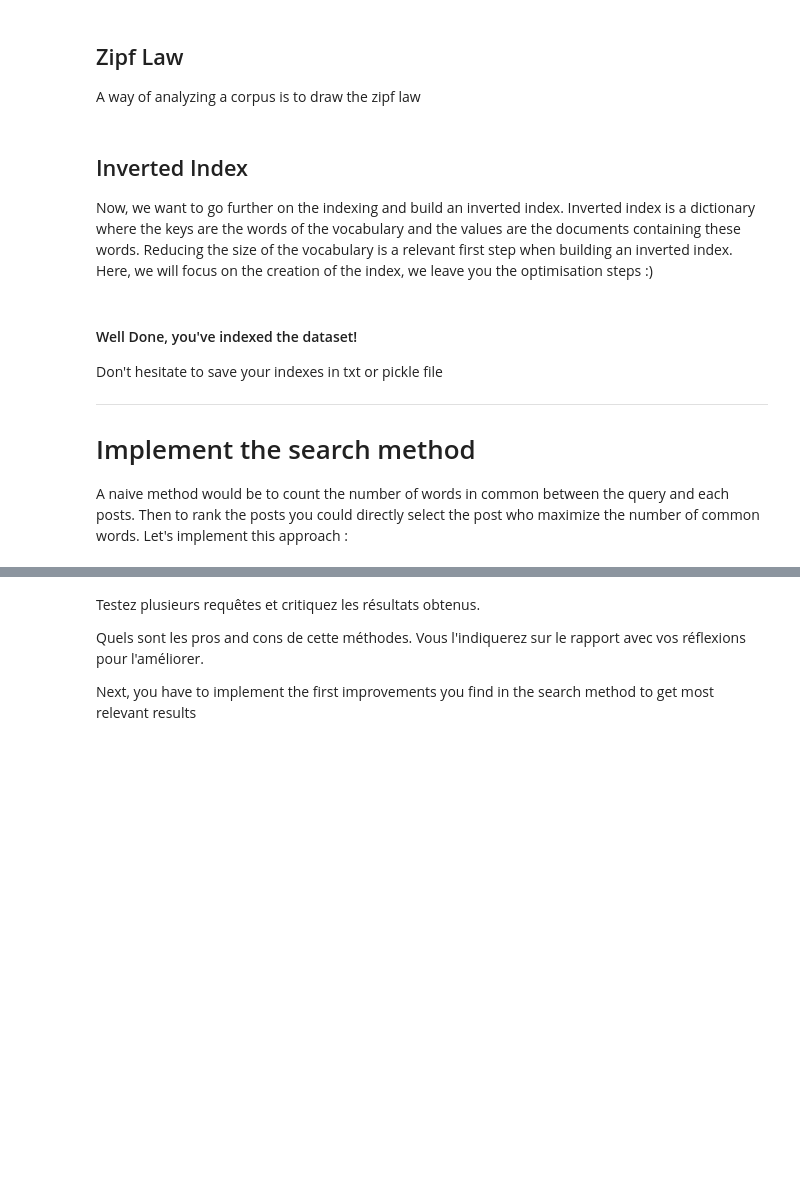
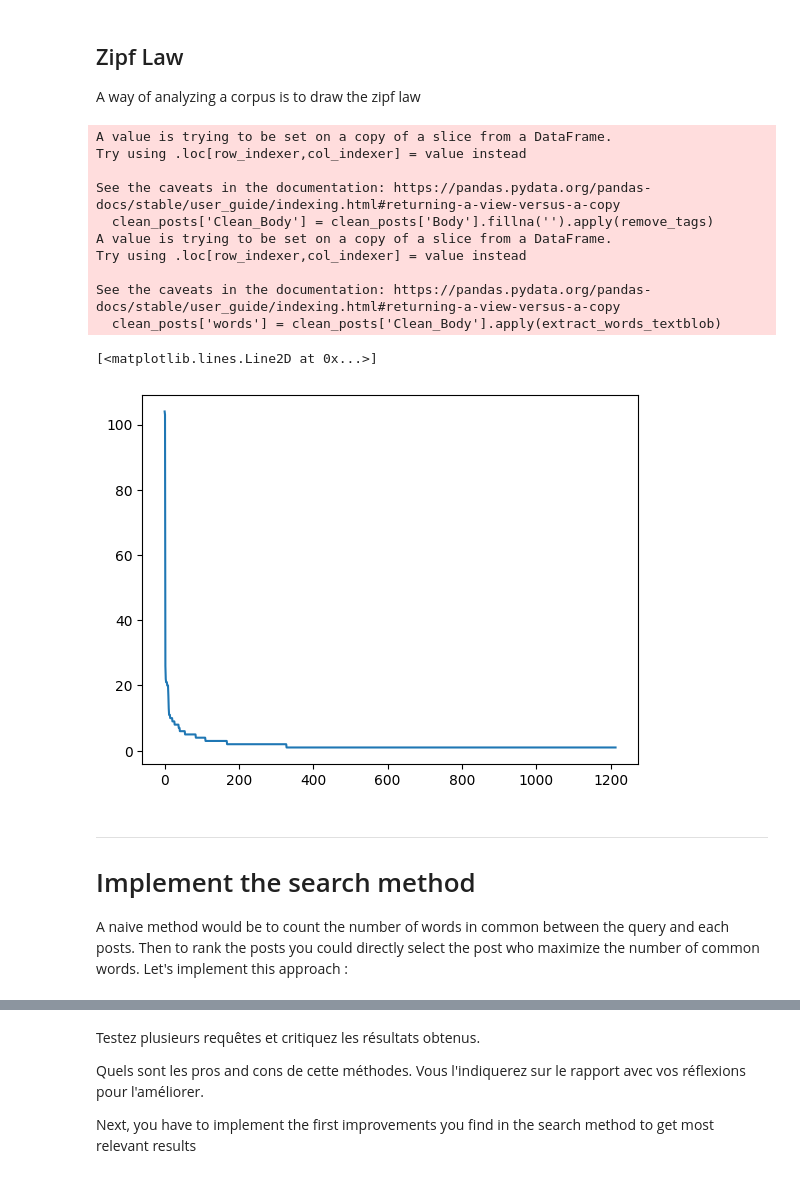
Before and after one commit to solalducloyer/EI_ST4_Groupe1, a Jupyter notebook: Day2.ipynb, the cells around one changed output, grey strips where cells are left out. Drawn from its saved outputs; the diff is of its cells as text; code cells hidden in the pictures; blank space fills up the shorter version.

```diff
--- a/Day2.ipynb
+++ b/Day2.ipynb
@@ -113,0 +306,2 @@ clean_posts
+# %%
+inverted_index = create_index(clean_test_posts)
@@ -120,18 +315,30 @@ A way of analyzing a corpus is to draw the zipf law
-# %% [markdown]
-## Inverted Index
-
-Now, we want to go further on the indexing and build an inverted index. Inverted index is a dictionary where the keys are the words of the vocabulary and the values are the documents containing these words. Reducing the size of the vocabulary is a relevant first step when building an inverted index. Here, we will focus on the creation of the index, we leave you the optimisation steps :)
-# %%
-def create_index(posts:pd.DataFrame)-> set:
-  # TODO
-
-  return
-# %%
-inverted_index = create_index(clean_posts.iloc[0:5000])
+# %%
+# TODO : Draw Zipf Law on the Posts Corpus
+def get_sorted_index(posts:pd.DataFrame)-> set:
+  inverted_index = create_index(clean_df(posts))
+  L=[]
+  for word in inverted_index:
+    total_occurence=sum(f for f in inverted_index[word].values())
+    L.append((word,total_occurence))
+
+  return sorted(L, key=lambda x: x[-1], reverse=True)
+# %%
+L=get_sorted_index(test_posts)
+plt.plot( [e[-1]for e in L])
+# %% [output]
+A value is trying to be set on a copy of a slice from a DataFrame.
+Try using .loc[row_indexer,col_indexer] = value instead
+
+See the caveats in the documentation: https://pandas.pydata.org/pandas-docs/stable/user_guide/indexing.html#returning-a-view-versus-a-copy
+  clean_posts['Clean_Body'] = clean_posts['Body'].fillna('').apply(remove_tags)
+A value is trying to be set on a copy of a slice from a DataFrame.
+Try using .loc[row_indexer,col_indexer] = value instead
+
+See the caveats in the documentation: https://pandas.pydata.org/pandas-docs/stable/user_guide/indexing.html#returning-a-view-versus-a-copy
+  clean_posts['words'] = clean_posts['Clean_Body'].apply(extract_words_textblob)
+[<matplotlib.lines.Line2D at 0x...>]
+[figure, added]
 # %% [markdown]
-#### Well Done, you've indexed the dataset!
-Don't hesitate to save your indexes in txt or pickle file
-
 ---
 # Implement the search method
 
```
Also changed, not shown: parts of 42 cells of this notebook.
